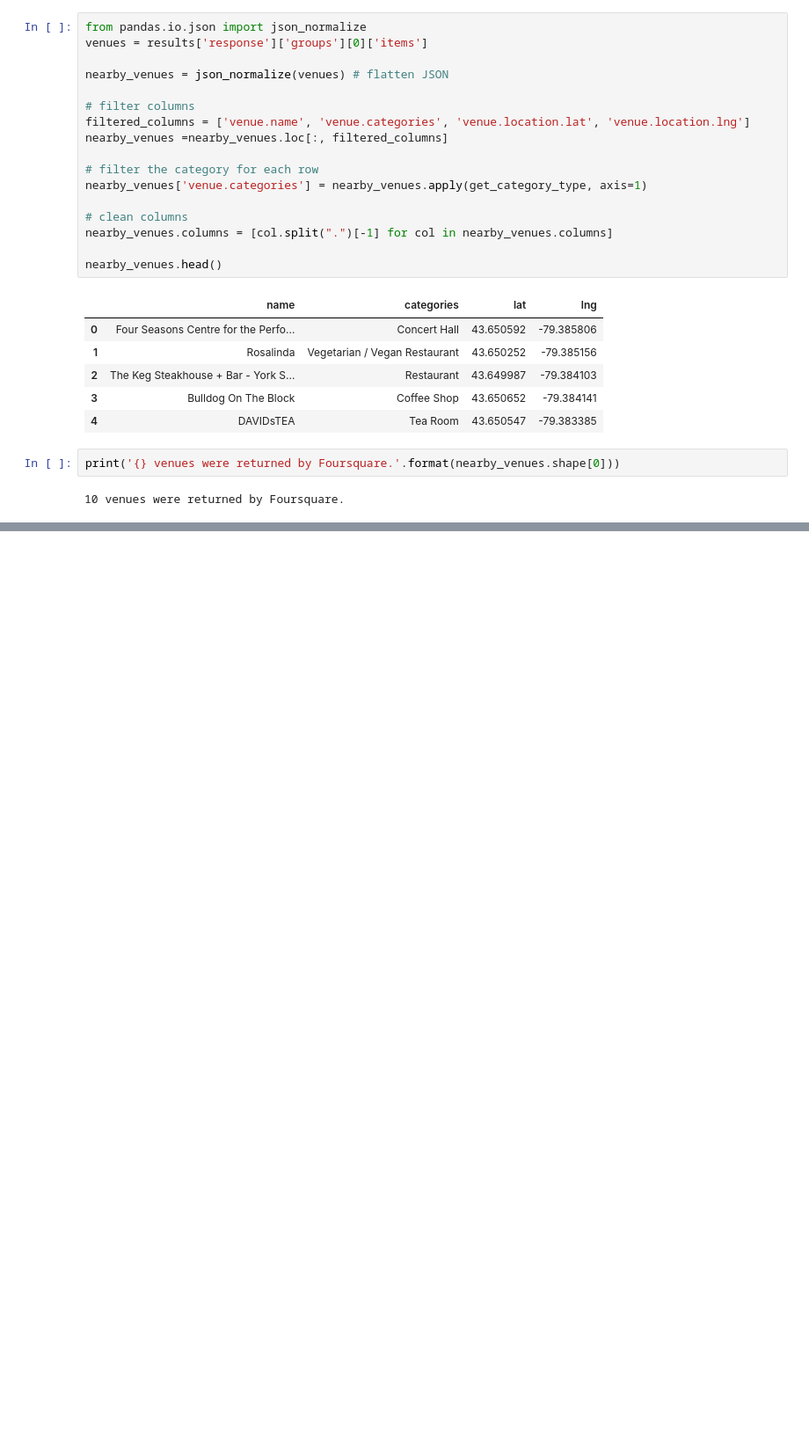
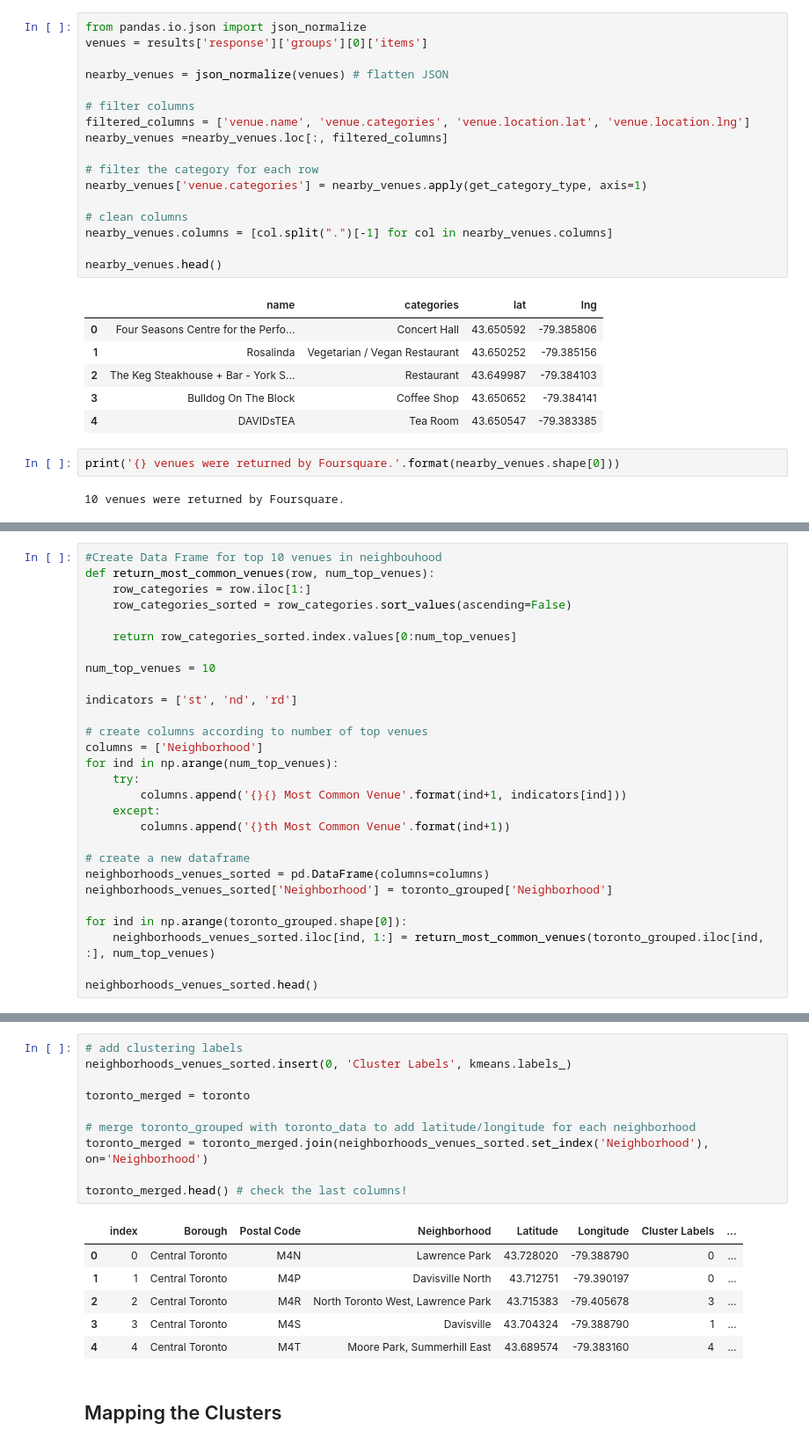
Before and after one commit to RadhaYashwanth/Coursera_Capstone, a Jupyter notebook: DataScience Captsone Week3 Part 3_Final.ipynb, the cells around one changed output, grey strips where cells are left out. Shown: that part at 88% size. Drawn from its saved outputs; the diff is of its cells as text; blank space fills up the shorter version.

```diff
--- a/DataScience Captsone Week3 Part 3_Final.ipynb
+++ b/DataScience Captsone Week3 Part 3_Final.ipynb
@@ -222,0 +411,28 @@ print('{} venues were returned by Foursquare.'.format(nearby_venues.shape[0]))
+# %%
+#Create Data Frame for top 10 venues in neighbouhood
+def return_most_common_venues(row, num_top_venues):
+    row_categories = row.iloc[1:]
+    row_categories_sorted = row_categories.sort_values(ascending=False)
+
+    return row_categories_sorted.index.values[0:num_top_venues]
+
+num_top_venues = 10
+
+indicators = ['st', 'nd', 'rd']
+
+# create columns according to number of top venues
+columns = ['Neighborhood']
+for ind in np.arange(num_top_venues):
+    try:
+        columns.append('{}{} Most Common Venue'.format(ind+1, indicators[ind]))
+    except:
+        columns.append('{}th Most Common Venue'.format(ind+1))
+
+# create a new dataframe
+neighborhoods_venues_sorted = pd.DataFrame(columns=columns)
+neighborhoods_venues_sorted['Neighborhood'] = toronto_grouped['Neighborhood']
+
+for ind in np.arange(toronto_grouped.shape[0]):
+    neighborhoods_venues_sorted.iloc[ind, 1:] = return_most_common_venues(toronto_grouped.iloc[ind, :], num_top_venues)
+
+neighborhoods_venues_sorted.head()
@@ -222,0 +446,19 @@ print('{} venues were returned by Foursquare.'.format(nearby_venues.shape[0]))
+# %%
+# add clustering labels
+neighborhoods_venues_sorted.insert(0, 'Cluster Labels', kmeans.labels_)
+
+toronto_merged = toronto
+
+# merge toronto_grouped with toronto_data to add latitude/longitude for each neighborhood
+toronto_merged = toronto_merged.join(neighborhoods_venues_sorted.set_index('Neighborhood'), on='Neighborhood')
+
+toronto_merged.head() # check the last columns!
+# %% [output]
+|  | index | Borough | Postal Code | Neighborhood | Latitude | Longitude | Cluster Labels | ... |
+| 0 | 0 | Central Toronto | M4N | Lawrence Park | 43.728020 | -79.388790 | 0 | ... |
+| 1 | 1 | Central Toronto | M4P | Davisville North | 43.712751 | -79.390197 | 0 | ... |
+| 2 | 2 | Central Toronto | M4R | North Toronto West, Lawrence Park | 43.715383 | -79.405678 | 3 | ... |
+| 3 | 3 | Central Toronto | M4S | Davisville | 43.704324 | -79.388790 | 1 | ... |
+| 4 | 4 | Central Toronto | M4T | Moore Park, Summerhill East | 43.689574 | -79.383160 | 4 | ... |
+# %% [markdown]
+## Mapping the Clusters
```
Also changed, not shown: parts of 16 cells of this notebook.
